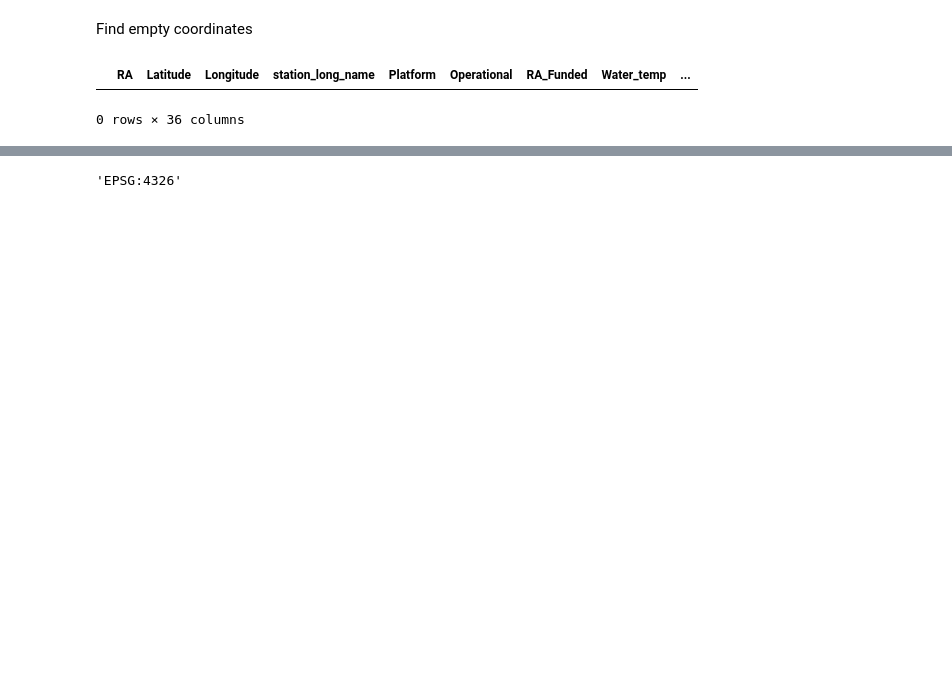
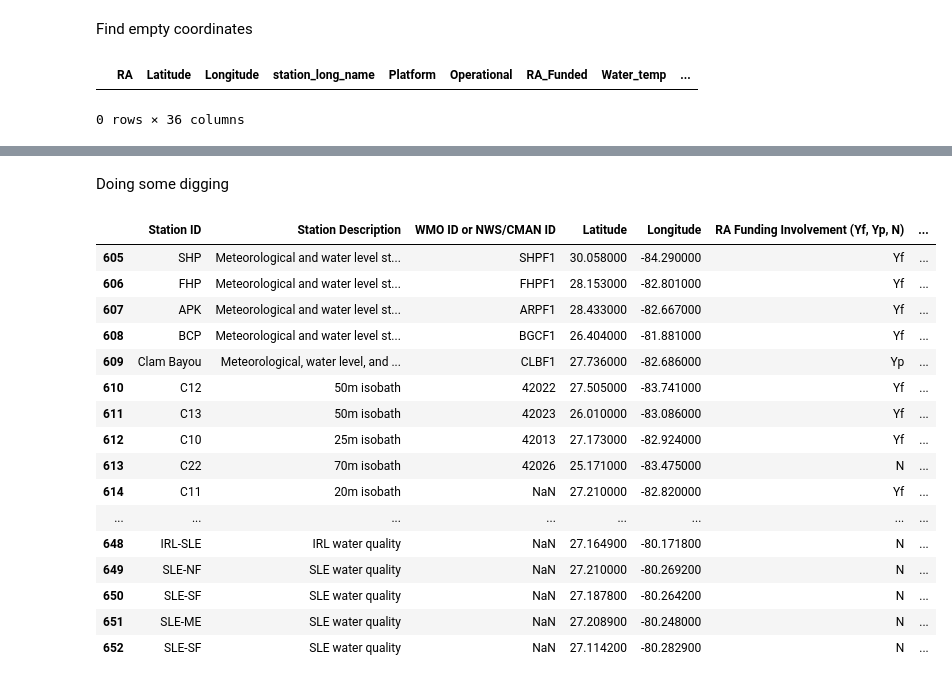
Before and after one commit to ioos/ioos-asset-inventory, a Jupyter notebook: inventory_creation.ipynb, the cells around one changed output, grey strips where cells are left out. Saved outputs shown, nothing was run; the diff lists cells and outputs as text; code cells hidden in the pictures; blank space fills up the shorter version.

Commit message:
working through secoora

```diff
--- a/inventory_creation.ipynb
+++ b/inventory_creation.ipynb
@@ -17,7 +18,12 @@ Now we identify the directory where the excel spreadsheets are found. This shoul
 # %%
 year = '2021'
 dir = year+'/data/processed/'
-files = os.listdir(dir)
+all_files = os.listdir(dir)
+
+regex = re.compile(r'~.*')
+
+files = [i for i in all_files if not regex.match(i)]
+
 print('Found %i Excel workbooks' % len(files))
 # %% [output]
 Found 10 Excel workbooks
@@ -253,4 +238,25 @@ df.explore("pop_est", cmap="Blues")
+# %% [markdown]
+Doing some digging
 # %%
-df.crs.to_string()
+df_all.loc[
+    (df_all['RA']=='SECOORA') & (df_all['Currently Operational? (Y, N, O, U)']=='Y'),
+    ['Station ID','Station Description','WMO ID or NWS/CMAN ID','Latitude','Longitude','RA Funding Involvement (Yf, Yp, N)','Currently Operational? (Y, N, O, U)','Additional notes']
+]
 # %% [output]
-'EPSG:4326'
+|  | Station ID | Station Description | WMO ID or NWS/CMAN ID | Latitude | Longitude | RA Funding Involvement (Yf, Yp, N) | ... |
+| 605 | SHP | Meteorological and water level st... | SHPF1 | 30.058000 | -84.290000 | Yf | ... |
+| 606 | FHP | Meteorological and water level st... | FHPF1 | 28.153000 | -82.801000 | Yf | ... |
+| 607 | APK | Meteorological and water level st... | ARPF1 | 28.433000 | -82.667000 | Yf | ... |
+| 608 | BCP | Meteorological and water level st... | BGCF1 | 26.404000 | -81.881000 | Yf | ... |
+| 609 | Clam Bayou | Meteorological, water level, and ... | CLBF1 | 27.736000 | -82.686000 | Yp | ... |
+| 610 | C12 | 50m isobath | 42022 | 27.505000 | -83.741000 | Yf | ... |
+| 611 | C13 | 50m isobath | 42023 | 26.010000 | -83.086000 | Yf | ... |
+| 612 | C10 | 25m isobath | 42013 | 27.173000 | -82.924000 | Yf | ... |
+| 613 | C22 | 70m isobath | 42026 | 25.171000 | -83.475000 | N | ... |
+| 614 | C11 | 20m isobath | NaN | 27.210000 | -82.820000 | Yf | ... |
+| ... | ... | ... | ... | ... | ... | ... | ... |
+| 648 | IRL-SLE | IRL water quality | NaN | 27.164900 | -80.171800 | N | ... |
+| 649 | SLE-NF | SLE water quality | NaN | 27.210000 | -80.269200 | N | ... |
+| 650 | SLE-SF | SLE water quality | NaN | 27.187800 | -80.264200 | N | ... |
+| 651 | SLE-ME | SLE water quality | NaN | 27.208900 | -80.248000 | N | ... |
+| 652 | SLE-SF | SLE water quality | NaN | 27.114200 | -80.282900 | N | ... |
```
Also changed, not shown: parts of 6 cells of this notebook, 1 other file.
